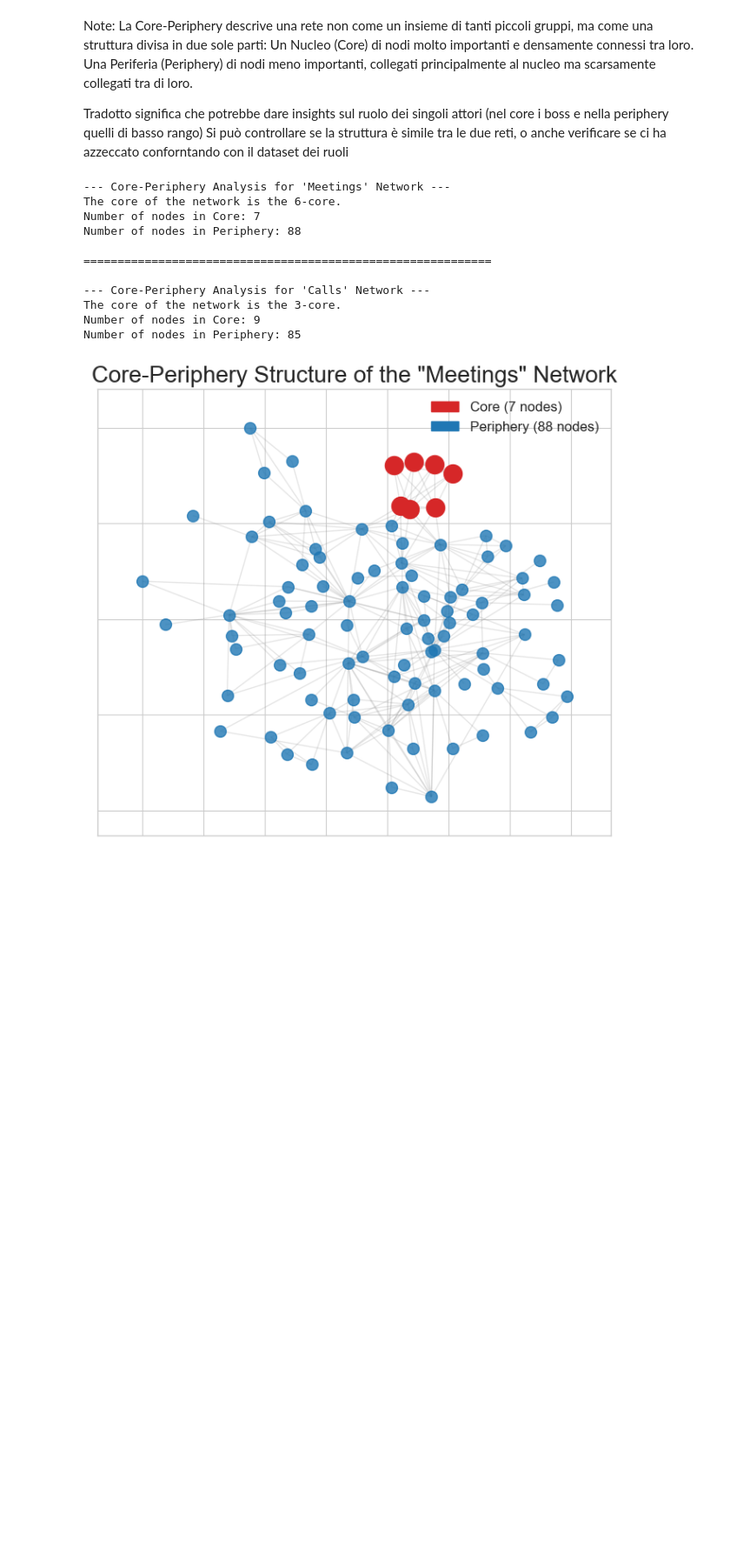
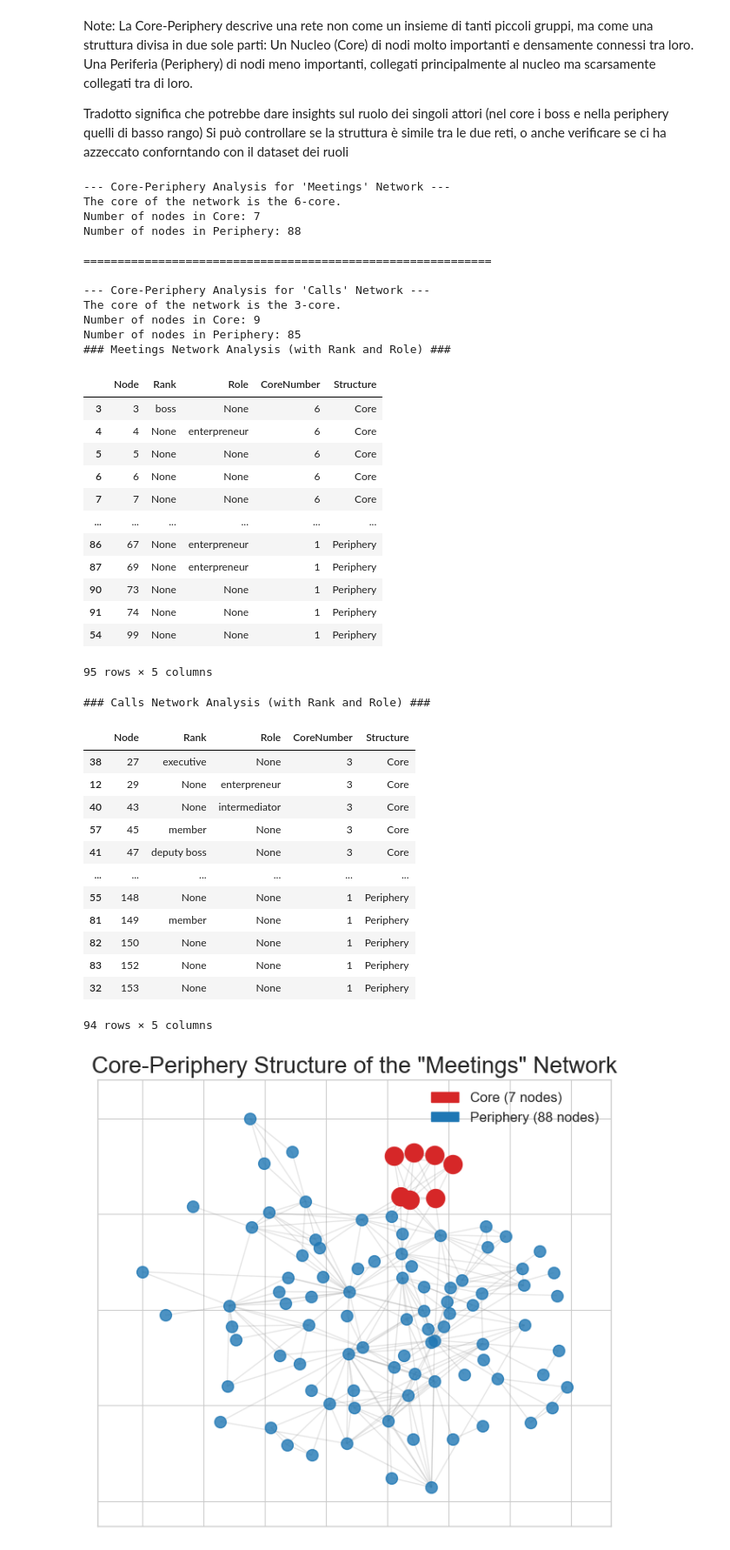
Before and after one commit to Lasagnos/SNProject, a Jupyter notebook: Project.ipynb, the cells around one changed output. Shown at 87% size. Drawn from its saved outputs; the diff is of its cells as text; code cells hidden in the pictures; blank space fills up the shorter version.

```diff
--- a/Project.ipynb
+++ b/Project.ipynb
@@ -1183,7 +1184,10 @@ Si può controllare se la struttura è simile tra le due reti, o anche verificar
 # DEBUG Calculate the core number for each node and identifies the core/periphery structure
 
 def analyze_core_periphery(G, network_name):
-
+    """
+    Analyzes the core-periphery structure of a graph and enriches the output
+    with the 'Rank' and 'Role' attributes of each node.
+    """
     if nx.is_empty(G):
         print(f"Graph '{network_name}' is empty.")
         return None
@@ -1191,42 +1195,89 @@ def analyze_core_periphery(G, network_name):
     # Calculate the core number for each node
     core_numbers = nx.core_number(G)
 
-    # Find the maximum core number, which defines our core
+    # Find the maximum core number
     max_core_number = max(core_numbers.values())
 
     # Create a DataFrame
     df = pd.DataFrame(core_numbers.items(), columns=['Node', 'CoreNumber'])
 
+    # --- ARRICCHIMENTO CON RANK E ROLE ---
+    # 1. Crea i dizionari di mappatura per Rank e Role
+    node_ranks = {node: G.nodes[node].get('Rank', 'Unknown') for node in G.nodes()}
+    node_roles = {node: G.nodes[node].get('Role', 'Unknown') for node in G.nodes()} # Aggiunto
+
+    # 2. Aggiungi le nuove colonne al DataFrame
+    df['Rank'] = df['Node'].map(node_ranks)
+    df['Role'] = df['Node'].map(node_roles) # Aggiunto
+    # --- FINE ARRICCHIMENTO ---
+
     # Classify nodes as 'Core' or 'Periphery'
     df['Structure'] = df['CoreNumber'].apply(lambda x: 'Core' if x == max_core_number else 'Periphery')
 
+    # Riordina le colonne per una migliore leggibilità
+    df = df[['Node', 'Rank', 'Role', 'CoreNumber', 'Structure']]
+
+    # Ordina il DataFrame
     df = df.sort_values(by=['CoreNumber', 'Node'], ascending=[False, True])
 
     print(f"--- Core-Periphery Analysis for '{network_name}' Network ---")
     print(f"The core of the network is the {max_core_number}-core.")
     print("Number of nodes in Core:", len(df[df['Structure'] == 'Core']))
     print("Number of nodes in Periphery:", len(df[df['Structure'] == 'Periphery']))
 
-
-
     return df
 
-# Analysis execution
+# Esecuzione dell'analisi con la funzione aggiornata
 df_core_meetings = analyze_core_periphery(G_meetings, "Meetings")
 print("\n" + "="*60 + "\n")
 df_core_calls = analyze_core_periphery(G_calls, "Calls")
+
+# Visualizza i risultati per verificare
+print("### Meetings Network Analysis (with Rank and Role) ###")
+display(df_core_meetings)
+
+print("\n### Calls Network Analysis (with Rank and Role) ###")
+display(df_core_calls)
 # %% [output]
 --- Core-Periphery Analysis for 'Meetings' Network ---
 The core of the network is the 6-core.
 Number of nodes in Core: 7
 Number of nodes in Periphery: 88
 
 ============================================================
 
 --- Core-Periphery Analysis for 'Calls' Network ---
 The core of the network is the 3-core.
 Number of nodes in Core: 9
 Number of nodes in Periphery: 85
+### Meetings Network Analysis (with Rank and Role) ###
+|  | Node | Rank | Role | CoreNumber | Structure |
+| 3 | 3 | boss | None | 6 | Core |
+| 4 | 4 | None | enterpreneur | 6 | Core |
+| 5 | 5 | None | None | 6 | Core |
+| 6 | 6 | None | None | 6 | Core |
+| 7 | 7 | None | None | 6 | Core |
+| ... | ... | ... | ... | ... | ... |
+| 86 | 67 | None | enterpreneur | 1 | Periphery |
+| 87 | 69 | None | enterpreneur | 1 | Periphery |
+| 90 | 73 | None | None | 1 | Periphery |
+| 91 | 74 | None | None | 1 | Periphery |
+| 54 | 99 | None | None | 1 | Periphery |
+95 rows × 5 columns
+### Calls Network Analysis (with Rank and Role) ###
+|  | Node | Rank | Role | CoreNumber | Structure |
+| 38 | 27 | executive | None | 3 | Core |
+| 12 | 29 | None | enterpreneur | 3 | Core |
+| 40 | 43 | None | intermediator | 3 | Core |
+| 57 | 45 | member | None | 3 | Core |
+| 41 | 47 | deputy boss | None | 3 | Core |
+| ... | ... | ... | ... | ... | ... |
+| 55 | 148 | None | None | 1 | Periphery |
+| 81 | 149 | member | None | 1 | Periphery |
+| 82 | 150 | None | None | 1 | Periphery |
+| 83 | 152 | None | None | 1 | Periphery |
+| 32 | 153 | None | None | 1 | Periphery |
+94 rows × 5 columns
 # %%
 # Plot the core-periphery structure of the network
 def plot_core_periphery(G, df_core, network_name):
```
Also changed, not shown: parts of 2 cells of this notebook.
